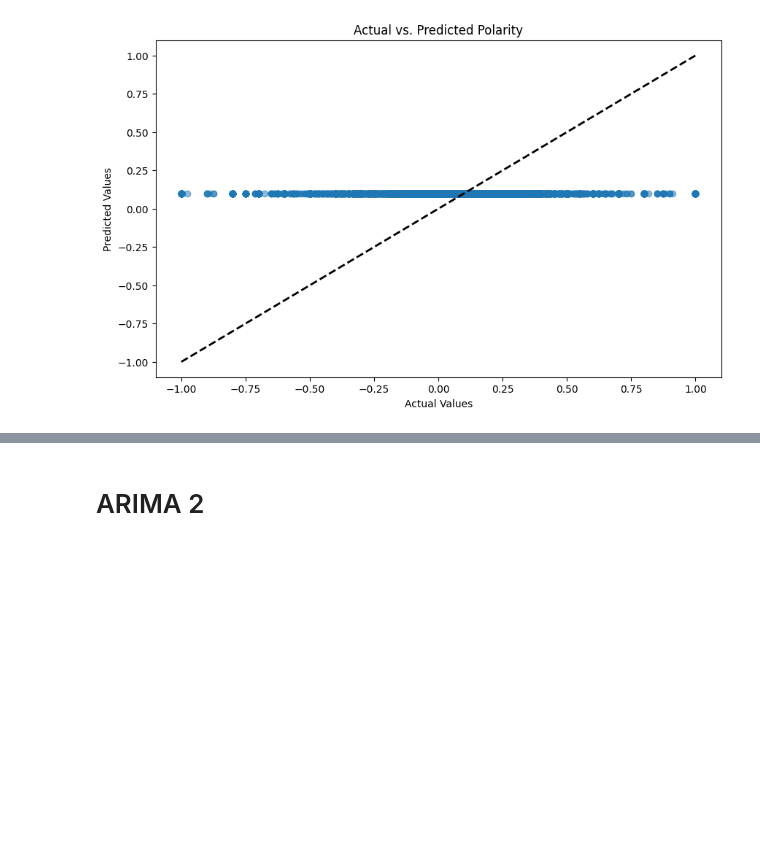
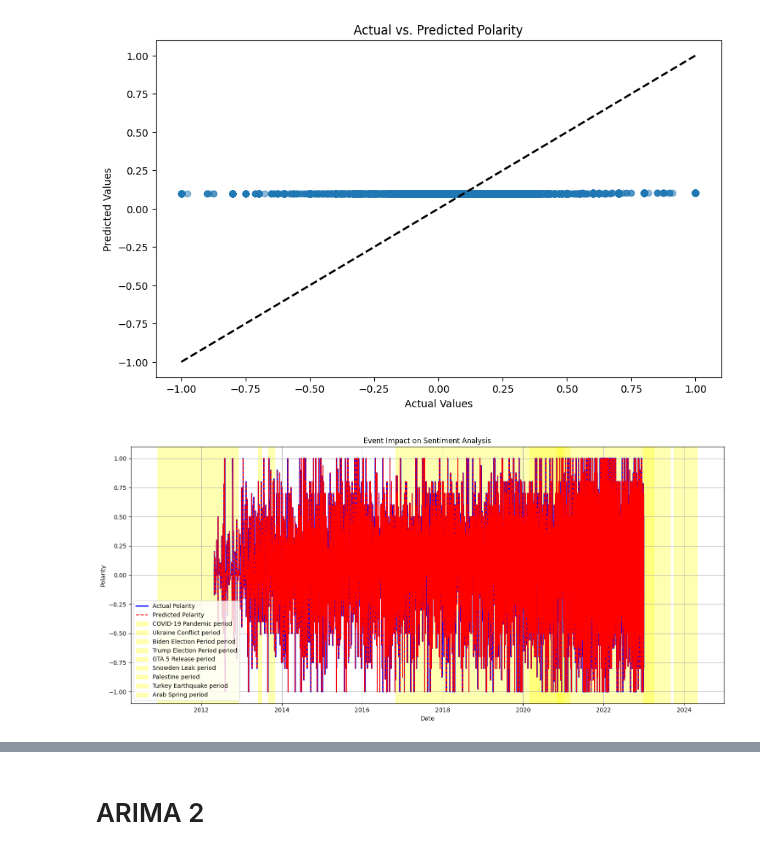
Before and after one commit to troniixx/DataScienceProject, a Jupyter notebook: Event Impact Analysis/event_impact.ipynb, the cells around one changed output, grey strips where cells are left out. Drawn from its saved outputs; the diff is of its cells as text; code cells hidden in the pictures; blank space fills up the shorter version.

Commit message:
added more visuals

```diff
--- a/Event Impact Analysis/event_impact.ipynb
+++ b/Event Impact Analysis/event_impact.ipynb
@@ -325,6 +325,7 @@ regressor.fit(X_train, y_train)
 RandomForestRegressor(random_state=42)
 # %%
 y_pred = regressor.predict(X_test)
+df['Predicted_Polarity'] = regressor.predict(X)
 
 # Calculate metrics
 mse = mean_squared_error(y_test, y_pred)
@@ -410,3 +411,42 @@ plt.title("Actual vs. Predicted Polarity")
 plt.show()
 # %% [output]
 [figure]
+# %%
+# Define events with their start and end dates
+events = {
+    # "Event name" : ("start date", "end date", "color for start", "color for end")
+    "COVID-19 Pandemic": ("2020-03-01", "2021-03-01"),
+    "Ukraine Conflict": ("2022-01-15", "2023-09-01"),
+    "Biden Election Period": ("2020-11-01", "2022-01-01"),
+    "Trump Election Period": ("2016-11-01", "2020-12-31"),
+    "GTA 5 Release": ("2013-09-01", "2013-10-30"),
+    "Snowden Leak": ("2013-06-01", "2013-07-01"),
+    "Palestine": ("2023-10-01", "2024-05-01"),
+    "Turkey Earthquake": ("2023-01-01", "2023-04-01"),
+    "Arab Spring": ("2010-12-01", "2012-12-01")
+}
+
+df['Date'] = pd.to_datetime(df[['Year', 'Month', 'Day']])
+
+# Convert event dates to datetime
+for event, (start, end) in events.items():
+    events[event] = (pd.to_datetime(start), pd.to_datetime(end))
+
+# Plotting
+plt.figure(figsize=(15, 7))
+plt.plot(df['Date'], df['Polarity'], label='Actual Polarity', color='blue', linewidth=2)
+plt.plot(df['Date'], df['Predicted_Polarity'], label='Predicted Polarity', color='red', linestyle='--')
+
+# Overlay event periods
+for event, (start, end) in events.items():
+    plt.axvspan(start, end, color='yellow', alpha=0.3, label=f"{event} period")
+
+plt.title('Event Impact on Sentiment Analysis')
+plt.xlabel('Date')
+plt.ylabel('Polarity')
+plt.legend()
+plt.grid(True)
+plt.tight_layout()
+plt.show()
+# %% [output]
+[figure, added]
```
Also changed, not shown: parts of 5 cells of this notebook, 1 other file.
